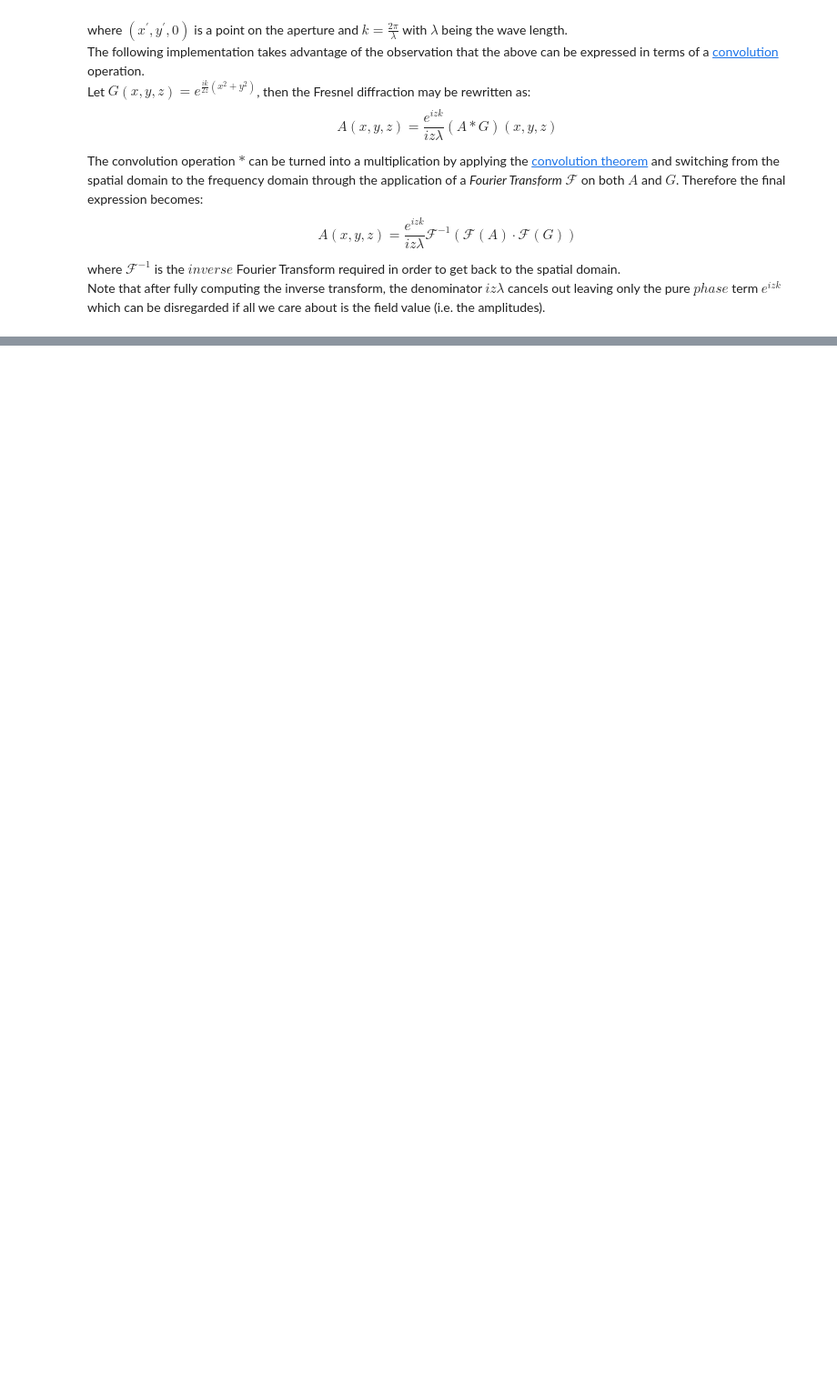
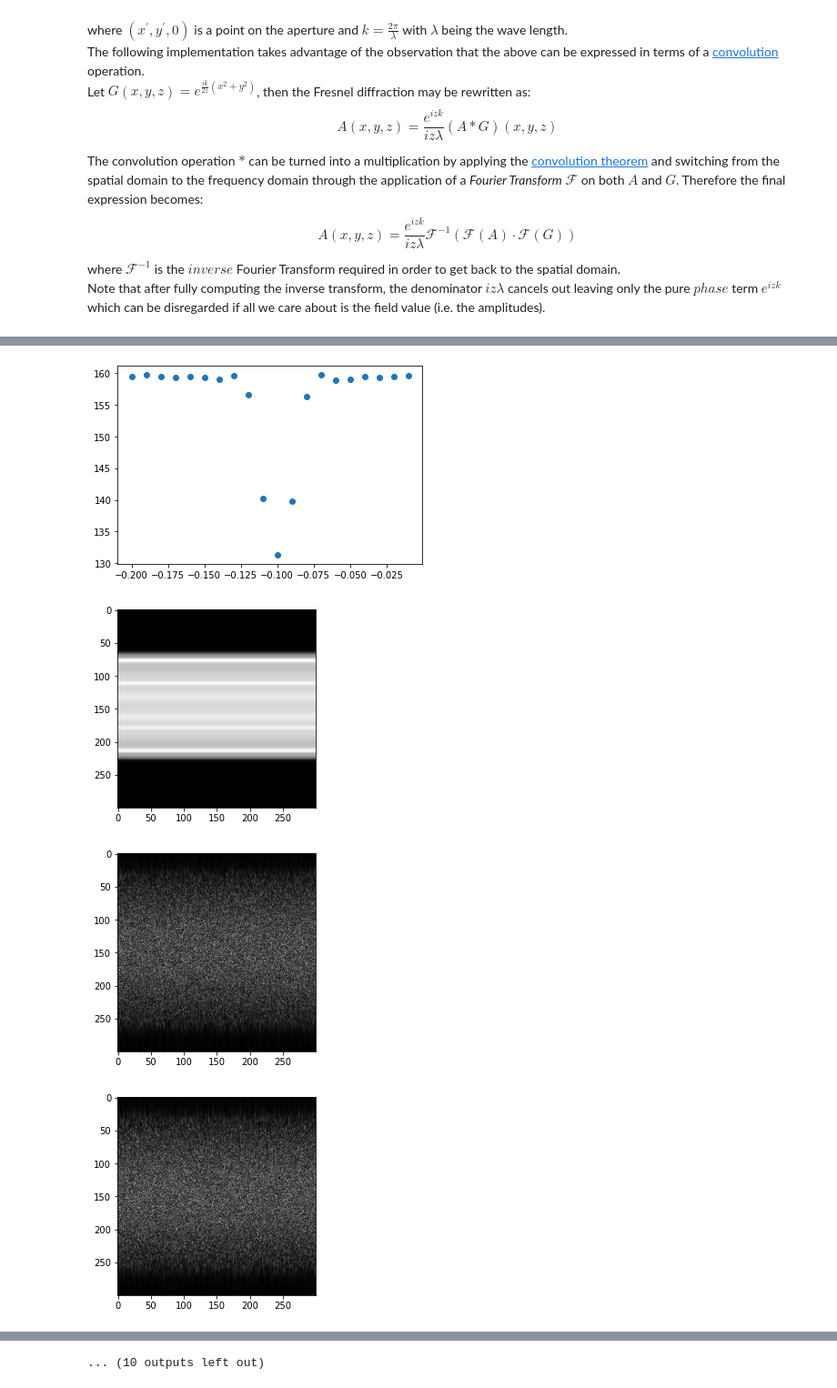
Before and after one commit to BrightMindedLtd/learning-digital-holography, a Jupyter notebook: demo_1_wave_propegation.ipynb, the cells around one changed output, grey strips where cells are left out. Shown at 91% size. Drawn from its saved outputs; the diff is of its cells as text; code cells hidden in the pictures; blank space fills up the shorter version.

```diff
--- a/demo_1_wave_propegation.ipynb
+++ b/demo_1_wave_propegation.ipynb
@@ -111,11 +110,0 @@ def fresnelDiffraction( amplitudes, wavelength, z, psx, psy ):
-# %%
-for i in range(propagation_distances_meters.size):
-    # Propagate the field
-    propagation_distance_meters = propagation_distances_meters[i]
-    new_field = fresnelDiffraction(complex_field, wavelength, propagation_distance_meters, pixel_size, pixel_size)
-
-    intensity_at_z = np.abs(new_field)**2
-    amplitude_at_z = np.abs(new_field)
-    phase_at_z = np.angle(new_field)
-
-    show_results(intensity_at_z, amplitude_at_z, phase_at_z, round( propagation_distance_meters, 3 ) )
@@ -135,0 +111,49 @@ for i in range(propagation_distances_meters.size):
+# %%
+wavelength = 1.0e-6 # meters (1.0 * 10^-6 = 0.0000010) AKA lambda
+pixel_size = 10.0e-6 # meters
+x_axis_size = 300
+y_axis_size = 300
+
+image = get_image(x_axis_size, y_axis_size)
+flatImage = []
+for i in range(300):
+    mean = np.mean(image[i])
+    for j in range(300):
+        image[i][j] = mean
+
+amplitude = -np.sqrt( image, dtype=complex )
+phase = 2. * np.pi * np.random.rand( x_axis_size, y_axis_size )
+complex_field = amplitude * np.exp(1j * phase)
+
+kx, ky = get_angle_grid(x_axis_size, pixel_size)
+shifted_complex_filed = fresnelDiffraction(complex_field, wavelength, 0.1, kx, ky)
+
+def test_z(z, complex_field, wavelength, kx, ky):
+    new_field = fresnelDiffraction(complex_field, wavelength, z, kx, ky)
+    amplitude_at_z = np.abs(new_field)
+    print(z)
+    plt.figure()
+    plt.imshow(amplitude_at_z, cmap='gray' )
+
+# test_z(-0.1, shifted_complex_filed, wavelength, kx, ky)
+# current_score = score(shifted_complex_filed, wavelength, -0.1, kx, ky)
+
+# test_z(-4.6, shifted_complex_filed, wavelength, kx, ky)
+
+scores = []
+# for i in range(0, 200):
+#     z = (-0.001 * i) - 0.001
+for i in range(0, 20):
+    z = (-0.01 * i) - 0.01
+    current_score = score(shifted_complex_filed, wavelength, z, kx, ky)
+    scores.append((z, current_score))
+
+min_scores = sorted(scores, key=lambda x: x[1])[:20]
+
+xs = [i for i,_ in scores]
+ys = [i for _,i in scores]
+plt.scatter(xs, ys)
+
+for z, s in min_scores:
+    test_z(z, shifted_complex_filed, wavelength, kx, ky)
+# %% [output]
@@ -135,0 +180,4 @@ for i in range(propagation_distances_meters.size):
+[figure, added]
+[figure, added]
+[figure, added]
+[figure, added]
@@ -135,0 +191 @@ for i in range(propagation_distances_meters.size):
+... (10 outputs left out)
```
Also changed, not shown: parts of 4 cells of this notebook.
